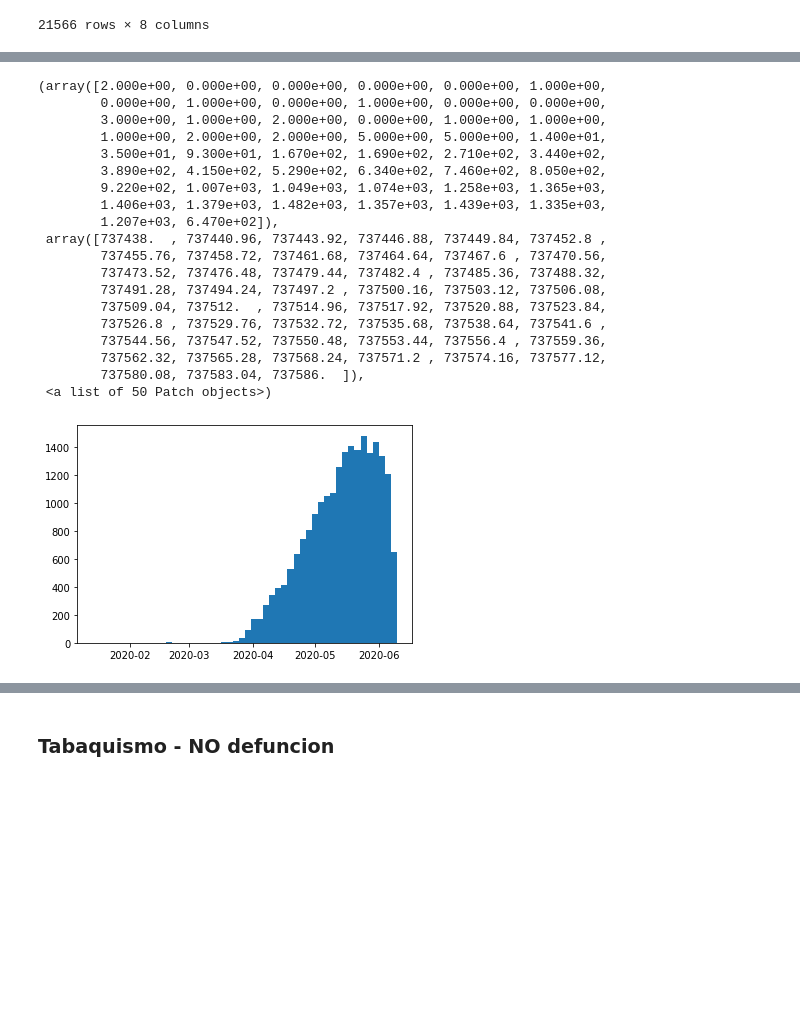
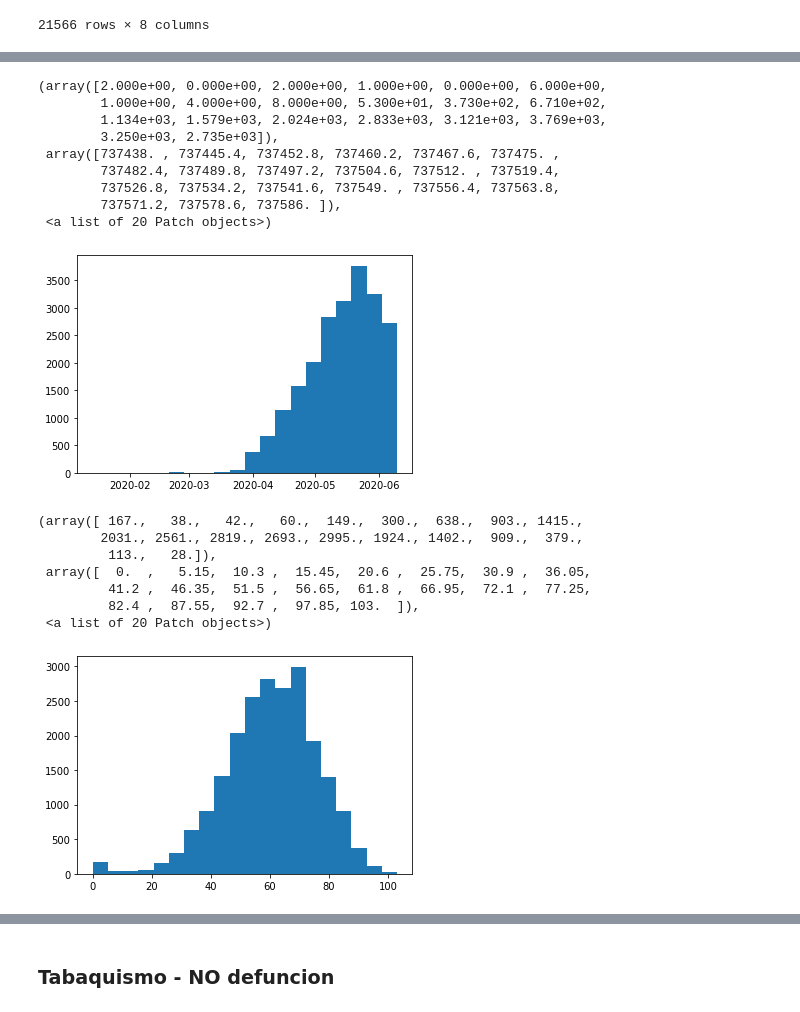
Before and after one commit to artthuro6/Covid-19, a Jupyter notebook: Modelo 1 - Covid.ipynb, the cells around one changed output, grey strips where cells are left out. Cells and saved outputs as stored; diff of their text form; code cells hidden in the pictures; blank space fills up the shorter version.

```diff
--- a/Modelo 1 - Covid.ipynb
+++ b/Modelo 1 - Covid.ipynb
@@ -578,23 +568,24 @@ plt.hist(data_tab_def["FECHA_SINTOMAS"], bins=50)
 # %%
-plt.hist(data_tab_def["FECHA_DEFUNCION"], bins=50)
+plt.hist(data_tab_def["FECHA_DEFUNCION"], bins=20)
 # %% [output]
-(array([2.000e+00, 0.000e+00, 0.000e+00, 0.000e+00, 0.000e+00, 1.000e+00,
-        0.000e+00, 1.000e+00, 0.000e+00, 1.000e+00, 0.000e+00, 0.000e+00,
-        3.000e+00, 1.000e+00, 2.000e+00, 0.000e+00, 1.000e+00, 1.000e+00,
-        1.000e+00, 2.000e+00, 2.000e+00, 5.000e+00, 5.000e+00, 1.400e+01,
-        3.500e+01, 9.300e+01, 1.670e+02, 1.690e+02, 2.710e+02, 3.440e+02,
-        3.890e+02, 4.150e+02, 5.290e+02, 6.340e+02, 7.460e+02, 8.050e+02,
-        9.220e+02, 1.007e+03, 1.049e+03, 1.074e+03, 1.258e+03, 1.365e+03,
-        1.406e+03, 1.379e+03, 1.482e+03, 1.357e+03, 1.439e+03, 1.335e+03,
-        1.207e+03, 6.470e+02]),
- array([737438.  , 737440.96, 737443.92, 737446.88, 737449.84, 737452.8 ,
-        737455.76, 737458.72, 737461.68, 737464.64, 737467.6 , 737470.56,
-        737473.52, 737476.48, 737479.44, 737482.4 , 737485.36, 737488.32,
-        737491.28, 737494.24, 737497.2 , 737500.16, 737503.12, 737506.08,
-        737509.04, 737512.  , 737514.96, 737517.92, 737520.88, 737523.84,
-        737526.8 , 737529.76, 737532.72, 737535.68, 737538.64, 737541.6 ,
-        737544.56, 737547.52, 737550.48, 737553.44, 737556.4 , 737559.36,
-        737562.32, 737565.28, 737568.24, 737571.2 , 737574.16, 737577.12,
-        737580.08, 737583.04, 737586.  ]),
- <a list of 50 Patch objects>)
+(array([2.000e+00, 0.000e+00, 2.000e+00, 1.000e+00, 0.000e+00, 6.000e+00,
+        1.000e+00, 4.000e+00, 8.000e+00, 5.300e+01, 3.730e+02, 6.710e+02,
+        1.134e+03, 1.579e+03, 2.024e+03, 2.833e+03, 3.121e+03, 3.769e+03,
+        3.250e+03, 2.735e+03]),
+ array([737438. , 737445.4, 737452.8, 737460.2, 737467.6, 737475. ,
+        737482.4, 737489.8, 737497.2, 737504.6, 737512. , 737519.4,
+        737526.8, 737534.2, 737541.6, 737549. , 737556.4, 737563.8,
+        737571.2, 737578.6, 737586. ]),
+ <a list of 20 Patch objects>)
-[figure, old version]
+[figure, new version]
+# %%
+plt.hist(data_tab_def["EDAD"],bins=20)
+# %% [output]
+(array([ 167.,   38.,   42.,   60.,  149.,  300.,  638.,  903., 1415.,
+        2031., 2561., 2819., 2693., 2995., 1924., 1402.,  909.,  379.,
+         113.,   28.]),
+ array([  0.  ,   5.15,  10.3 ,  15.45,  20.6 ,  25.75,  30.9 ,  36.05,
+         41.2 ,  46.35,  51.5 ,  56.65,  61.8 ,  66.95,  72.1 ,  77.25,
+         82.4 ,  87.55,  92.7 ,  97.85, 103.  ]),
+ <a list of 20 Patch objects>)
+[figure, added]
```
Also changed, not shown: parts of 2 cells of this notebook.
